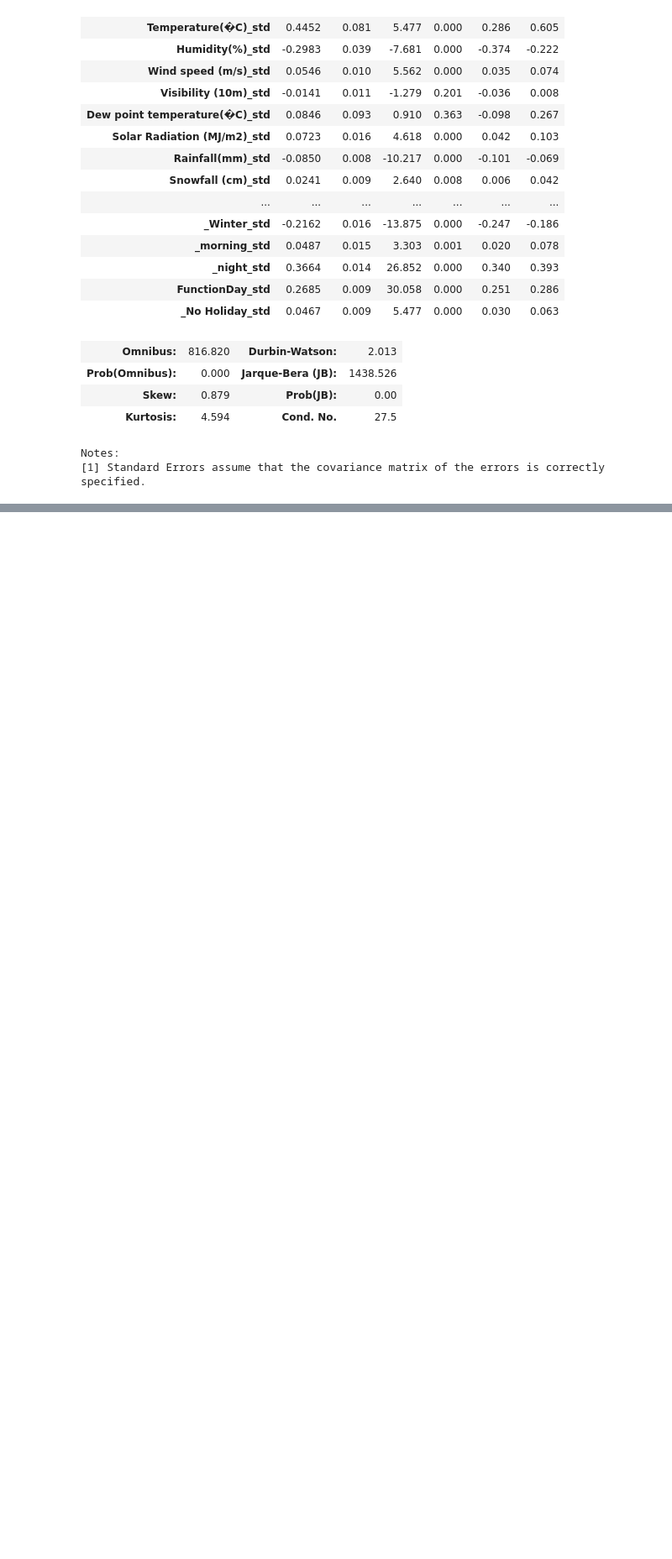
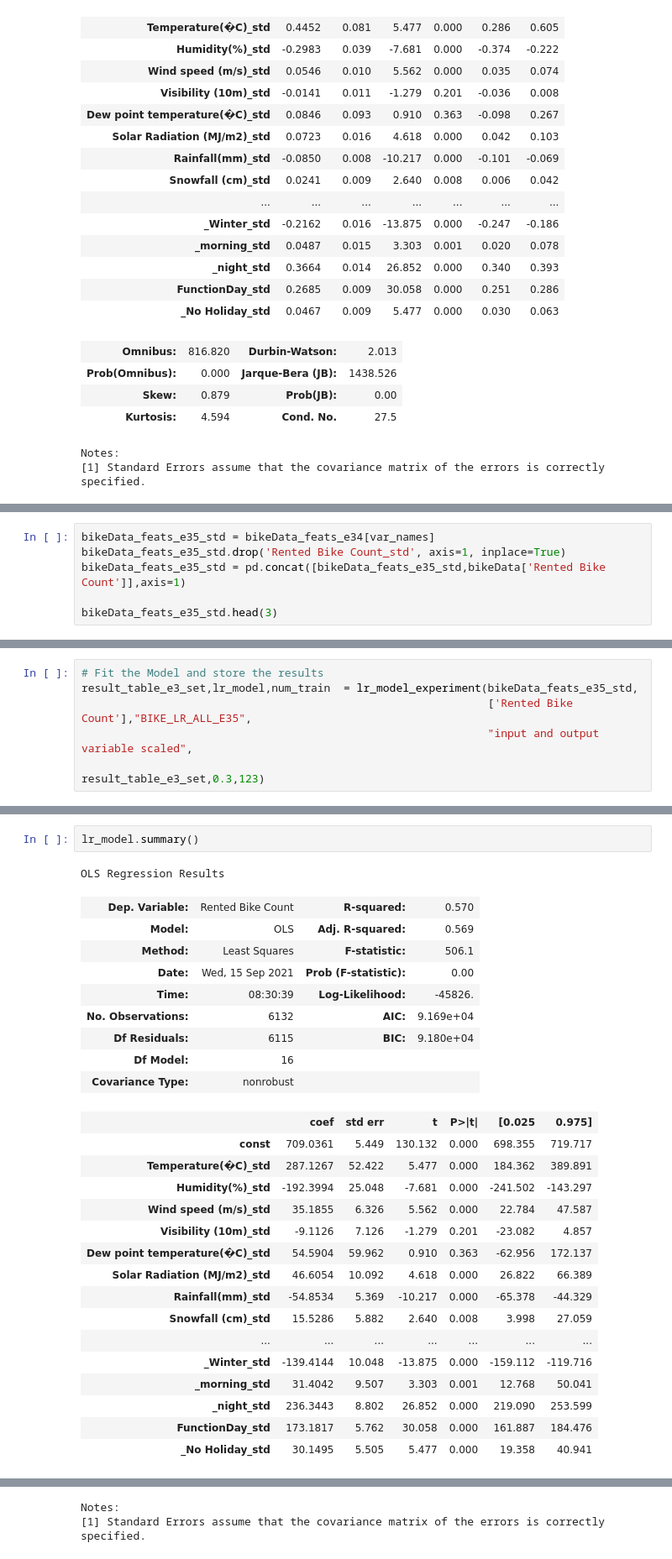
Before and after one commit to dinuthomas/aiml_bikes, a Jupyter notebook: bikeDemand.ipynb, the cells around one changed output, grey strips where cells are left out. Shown at 84% size. Drawn from its saved outputs; the diff is of its cells as text; blank space fills up the shorter version.

Commit message:
REmoved the normalisation of target variable.

```diff
--- a/bikeDemand.ipynb
+++ b/bikeDemand.ipynb
@@ -548,0 +553,6 @@ Notes:
+# %%
+bikeData_feats_e35_std = bikeData_feats_e34[var_names]
+bikeData_feats_e35_std.drop('Rented Bike Count_std', axis=1, inplace=True)
+bikeData_feats_e35_std = pd.concat([bikeData_feats_e35_std,bikeData['Rented Bike Count']],axis=1)
+
+bikeData_feats_e35_std.head(3)
@@ -548,0 +564,6 @@ Notes:
+# %%
+# Fit the Model and store the results
+result_table_e3_set,lr_model,num_train  = lr_model_experiment(bikeData_feats_e35_std,
+                                                              ['Rented Bike Count'],"BIKE_LR_ALL_E35",
+                                                              "input and output variable scaled",
+                                                               result_table_e3_set,0.3,123)
@@ -548,0 +578,29 @@ Notes:
+# %%
+lr_model.summary()
+# %% [output]
+OLS Regression Results
+| Dep. Variable: | Rented Bike Count | R-squared: | 0.570 |
+| Model: | OLS | Adj. R-squared: | 0.569 |
+| Method: | Least Squares | F-statistic: | 506.1 |
+| Date: | Wed, 15 Sep 2021 | Prob (F-statistic): | 0.00 |
+| Time: | 08:30:39 | Log-Likelihood: | -45826. |
+| No. Observations: | 6132 | AIC: | 9.169e+04 |
+| Df Residuals: | 6115 | BIC: | 9.180e+04 |
+| Df Model: | 16 |  |  |
+| Covariance Type: | nonrobust |  |  |
+|  | coef | std err | t | P>|t| | [0.025 | 0.975] |
+| const | 709.0361 | 5.449 | 130.132 | 0.000 | 698.355 | 719.717 |
+| Temperature(�C)_std | 287.1267 | 52.422 | 5.477 | 0.000 | 184.362 | 389.891 |
+| Humidity(%)_std | -192.3994 | 25.048 | -7.681 | 0.000 | -241.502 | -143.297 |
+| Wind speed (m/s)_std | 35.1855 | 6.326 | 5.562 | 0.000 | 22.784 | 47.587 |
+| Visibility (10m)_std | -9.1126 | 7.126 | -1.279 | 0.201 | -23.082 | 4.857 |
+| Dew point temperature(�C)_std | 54.5904 | 59.962 | 0.910 | 0.363 | -62.956 | 172.137 |
+| Solar Radiation (MJ/m2)_std | 46.6054 | 10.092 | 4.618 | 0.000 | 26.822 | 66.389 |
+| Rainfall(mm)_std | -54.8534 | 5.369 | -10.217 | 0.000 | -65.378 | -44.329 |
+| Snowfall (cm)_std | 15.5286 | 5.882 | 2.640 | 0.008 | 3.998 | 27.059 |
+| ... | ... | ... | ... | ... | ... | ... |
+| _Winter_std | -139.4144 | 10.048 | -13.875 | 0.000 | -159.112 | -119.716 |
+| _morning_std | 31.4042 | 9.507 | 3.303 | 0.001 | 12.768 | 50.041 |
+| _night_std | 236.3443 | 8.802 | 26.852 | 0.000 | 219.090 | 253.599 |
+| FunctionDay_std | 173.1817 | 5.762 | 30.058 | 0.000 | 161.887 | 184.476 |
+| _No Holiday_std | 30.1495 | 5.505 | 5.477 | 0.000 | 19.358 | 40.941 |
@@ -548,0 +611,2 @@ Notes:
+Notes:
+[1] Standard Errors assume that the covariance matrix of the errors is correctly specified.
```
Also changed, not shown: parts of 6 cells of this notebook.
